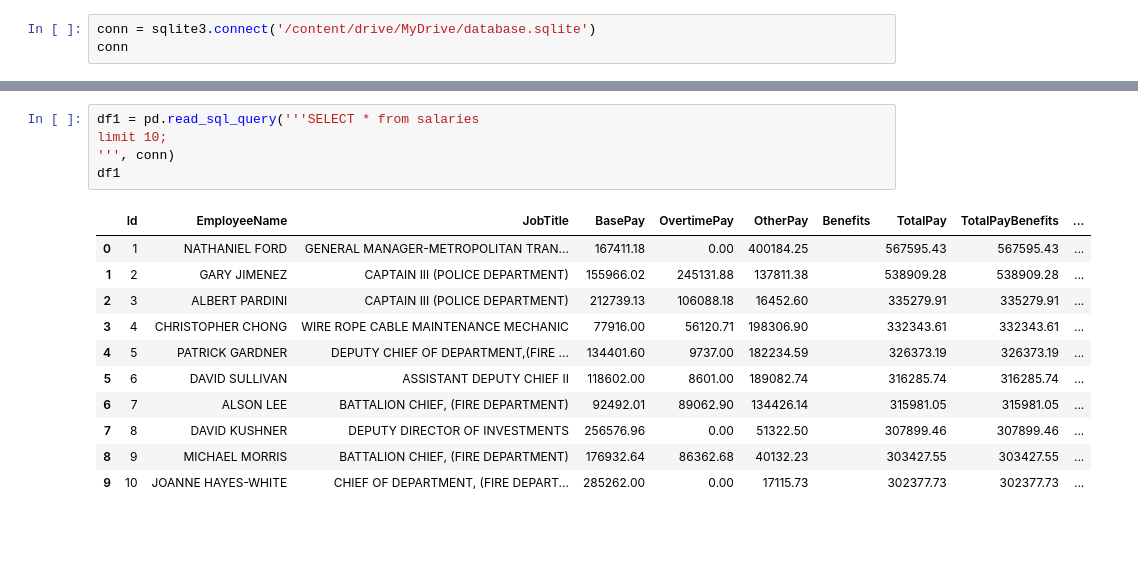
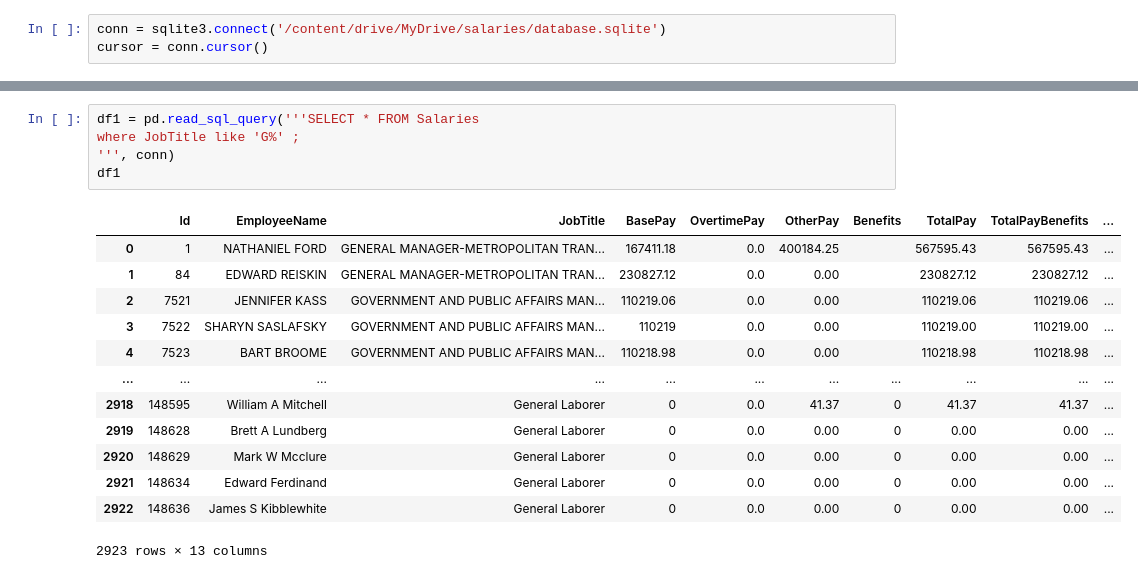
Before and after one commit to saxoe12/pizza, a Jupyter notebook: Untitled0.ipynb, the cells around one changed output, grey strips where cells are left out. Cells and saved outputs as stored; diff of their text form; blank space fills up the shorter version.

```diff
--- a/Untitled0.ipynb
+++ b/Untitled0.ipynb
@@ -11,5 +10,5 @@ drive.mount('/content/drive')
 # %% [output]
 Mounted at /content/drive
 # %%
-conn = sqlite3.connect('/content/drive/MyDrive/database.sqlite')
-conn
+conn = sqlite3.connect('/content/drive/MyDrive/salaries/database.sqlite')
+cursor = conn.cursor()
@@ -35,17 +27,19 @@ df
 # %%
-df1 = pd.read_sql_query('''SELECT * from salaries
-limit 10;
+df1 = pd.read_sql_query('''SELECT * FROM Salaries
+where JobTitle like 'G%' ;
 ''', conn)
 df1
 # %% [output]
 |  | Id | EmployeeName | JobTitle | BasePay | OvertimePay | OtherPay | Benefits | TotalPay | TotalPayBenefits | ... |
-| 0 | 1 | NATHANIEL FORD | GENERAL MANAGER-METROPOLITAN TRAN... | 167411.18 | 0.00 | 400184.25 |  | 567595.43 | 567595.43 | ... |
-| 1 | 2 | GARY JIMENEZ | CAPTAIN III (POLICE DEPARTMENT) | 155966.02 | 245131.88 | 137811.38 |  | 538909.28 | 538909.28 | ... |
-| 2 | 3 | ALBERT PARDINI | CAPTAIN III (POLICE DEPARTMENT) | 212739.13 | 106088.18 | 16452.60 |  | 335279.91 | 335279.91 | ... |
-| 3 | 4 | CHRISTOPHER CHONG | WIRE ROPE CABLE MAINTENANCE MECHANIC | 77916.00 | 56120.71 | 198306.90 |  | 332343.61 | 332343.61 | ... |
-| 4 | 5 | PATRICK GARDNER | DEPUTY CHIEF OF DEPARTMENT,(FIRE ... | 134401.60 | 9737.00 | 182234.59 |  | 326373.19 | 326373.19 | ... |
-| 5 | 6 | DAVID SULLIVAN | ASSISTANT DEPUTY CHIEF II | 118602.00 | 8601.00 | 189082.74 |  | 316285.74 | 316285.74 | ... |
-| 6 | 7 | ALSON LEE | BATTALION CHIEF, (FIRE DEPARTMENT) | 92492.01 | 89062.90 | 134426.14 |  | 315981.05 | 315981.05 | ... |
-| 7 | 8 | DAVID KUSHNER | DEPUTY DIRECTOR OF INVESTMENTS | 256576.96 | 0.00 | 51322.50 |  | 307899.46 | 307899.46 | ... |
-| 8 | 9 | MICHAEL MORRIS | BATTALION CHIEF, (FIRE DEPARTMENT) | 176932.64 | 86362.68 | 40132.23 |  | 303427.55 | 303427.55 | ... |
-| 9 | 10 | JOANNE HAYES-WHITE | CHIEF OF DEPARTMENT, (FIRE DEPART... | 285262.00 | 0.00 | 17115.73 |  | 302377.73 | 302377.73 | ... |
+| 0 | 1 | NATHANIEL FORD | GENERAL MANAGER-METROPOLITAN TRAN... | 167411.18 | 0.0 | 400184.25 |  | 567595.43 | 567595.43 | ... |
+| 1 | 84 | EDWARD REISKIN | GENERAL MANAGER-METROPOLITAN TRAN... | 230827.12 | 0.0 | 0.00 |  | 230827.12 | 230827.12 | ... |
+| 2 | 7521 | JENNIFER KASS | GOVERNMENT AND PUBLIC AFFAIRS MAN... | 110219.06 | 0.0 | 0.00 |  | 110219.06 | 110219.06 | ... |
+| 3 | 7522 | SHARYN SASLAFSKY | GOVERNMENT AND PUBLIC AFFAIRS MAN... | 110219 | 0.0 | 0.00 |  | 110219.00 | 110219.00 | ... |
+| 4 | 7523 | BART BROOME | GOVERNMENT AND PUBLIC AFFAIRS MAN... | 110218.98 | 0.0 | 0.00 |  | 110218.98 | 110218.98 | ... |
+| ... | ... | ... | ... | ... | ... | ... | ... | ... | ... | ... |
+| 2918 | 148595 | William A Mitchell | General Laborer | 0 | 0.0 | 41.37 | 0 | 41.37 | 41.37 | ... |
+| 2919 | 148628 | Brett A Lundberg | General Laborer | 0 | 0.0 | 0.00 | 0 | 0.00 | 0.00 | ... |
+| 2920 | 148629 | Mark W Mcclure | General Laborer | 0 | 0.0 | 0.00 | 0 | 0.00 | 0.00 | ... |
+| 2921 | 148634 | Edward Ferdinand | General Laborer | 0 | 0.0 | 0.00 | 0 | 0.00 | 0.00 | ... |
+| 2922 | 148636 | James S Kibblewhite | General Laborer | 0 | 0.0 | 0.00 | 0 | 0.00 | 0.00 | ... |
+2923 rows × 13 columns
```
Also changed, not shown: parts of 18 cells of this notebook.
